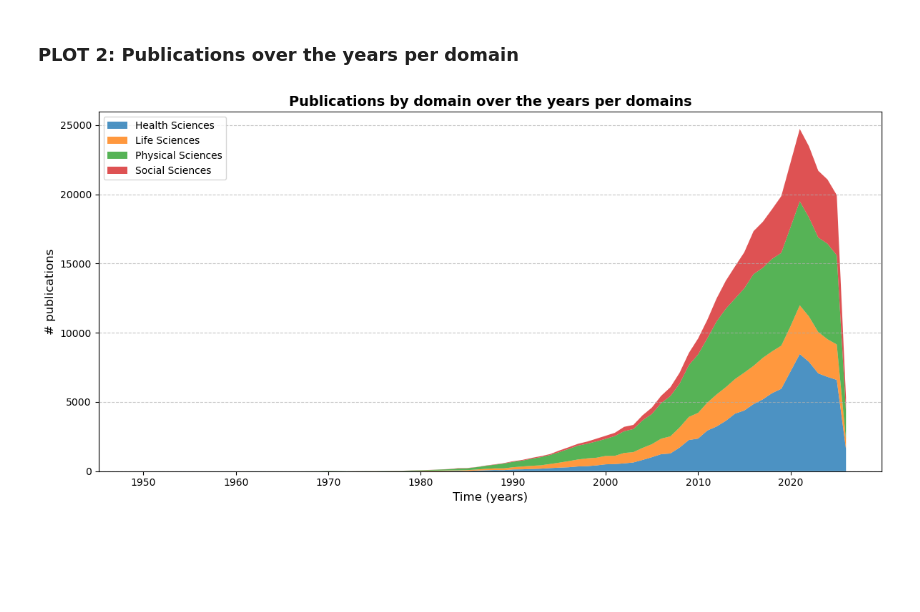
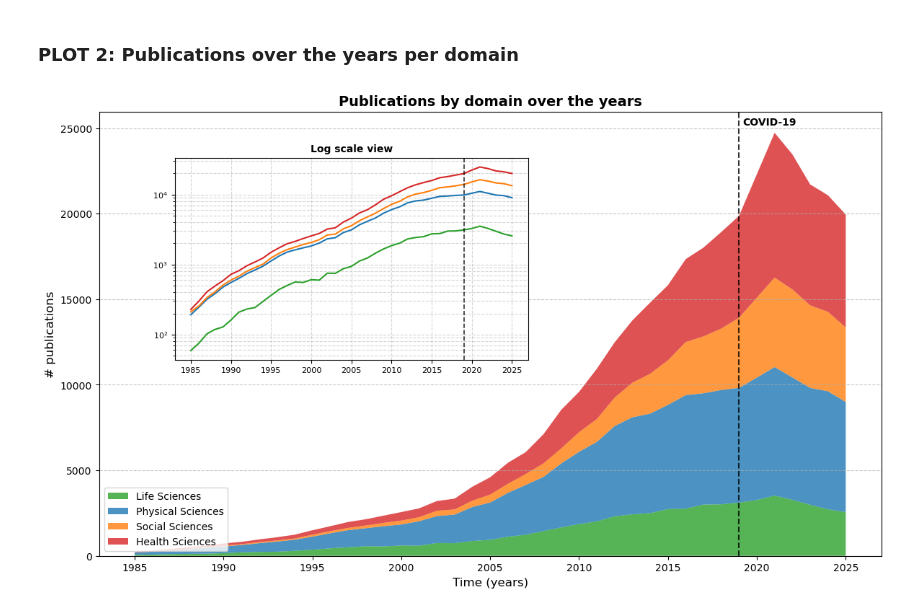
Before and after one commit to AdriRed/science-squared-avbd, a Jupyter notebook: notebooks/alba_02_plots.ipynb, the cells around one changed output. Saved outputs shown, nothing was run; the diff lists cells and outputs as text; code cells hidden in the pictures; blank space fills up the shorter version.

Commit message:
actualitzacions plots

```diff
--- a/notebooks/alba_02_plots.ipynb
+++ b/notebooks/alba_02_plots.ipynb
@@ -259,30 +278,69 @@ Percentatge de papers sense topic: 1.73%
 ### PLOT 2: Publications over the years per domain
 # %%
 df = pd.read_parquet("../data/processed/all_publications_enriched.parquet")
+colors = ['#2ca02c', '#1f77b4', '#ff7f0e', '#d62728']
 
 # Only papers with domain assigned
 df_plots = df.dropna(subset=["domain_name"])
 
 # Eliminate DOI duplicated publications
 df_plots = df_plots.drop_duplicates(subset=["doi", "year"])
 
 # Create table for the plot: Files = Anys, Columnes = Dominis, Valors = Nombre de papers
 taula_dominis = df_plots.groupby(["year", "domain_name"]).size().unstack(fill_value=0)
 
+order = ["Life Sciences", "Physical Sciences", "Social Sciences", "Health Sciences"]
+taula_dominis = taula_dominis[order] # Apliquem l'ordre a les columnes
+
+# FILTER THE YEARS AFTER 1980 and BEFORE 2025
+taula_dominis = taula_dominis[(taula_dominis.index >= 1985) & (taula_dominis.index <= 2025)]
+
 anys = taula_dominis.index
 quantitats = [taula_dominis[col].values for col in taula_dominis.columns]
 etiquetes = taula_dominis.columns.tolist()
 
+cumsum = taula_dominis.cumsum(axis=1)
+
 # PLOT
-plt.figure(figsize=(12, 6))
-plt.stackplot(anys, quantitats, labels=etiquetes, alpha=0.8)
-plt.title("Publications by domain over the years per domains", fontsize=14, fontweight='bold')
-plt.xlabel("Time (years)", fontsize=12)
-plt.ylabel("# publications", fontsize=12)
-plt.grid(axis='y', linestyle='--', alpha=0.7)
-plt.legend(loc='upper left') # Aquí sí que posem la llegenda perquè hi ha 4 colors!
-plt.tight_layout()
+#plt.figure(figsize=(12, 6))
+#plt.stackplot(anys, quantitats, labels=etiquetes, alpha=0.8)
+#plt.title("Publications by domain over the years per domains", fontsize=14, fontweight='bold')
+#plt.xlabel("Time (years)", fontsize=12)
+#plt.ylabel("# publications", fontsize=12)
+#plt.grid(axis='y', linestyle='--', alpha=0.7)
+#plt.legend(loc='upper left') # Aquí sí que posem la llegenda perquè hi ha 4 colors!
+#plt.tight_layout()
+
+# PLOT
+fig = plt.figure(figsize=(14, 8)) # He fet la figura una mica més gran
+ax_main = fig.add_subplot(111)   # Aquest serà el gràfic gran
+ax_main.stackplot(anys, quantitats, labels=etiquetes, colors=colors, alpha=0.8)
+ax_main.set_title("Publications by domain over the years", fontsize=14, fontweight='bold')
+ax_main.set_xlabel("Time (years)", fontsize=12)
+ax_main.set_ylabel("# publications", fontsize=12)
+ax_main.grid(axis='y', linestyle='--', alpha=0.7)
+ax_main.legend(loc='lower left')
+
+# Line to indicate COVID-19
+ax_main.axvline(x=2019, color='black', linestyle='--', linewidth=1.5, alpha=0.8)
+ax_main.text(2019.2, ax_main.get_ylim()[1]*0.97, 'COVID-19', color='black', fontsize=10, fontweight='bold')
+
+# Inset
+ax_inset = fig.add_axes([0.2, 0.45, 0.35, 0.35])
+for i, col in enumerate(cumsum.columns):
+    ax_inset.plot(anys, cumsum[col], color=colors[i], linewidth=1.5)
+ax_inset.set_yscale('log')
+ax_inset.set_title("Log scale view", fontsize=10, fontweight='bold')
+ax_inset.grid(True, linestyle='--', alpha=0.5, which='both') # 'both' inclou les línies de la graella logarítmica
+ax_inset.tick_params(axis='both', labelsize=8)
+# Line to indicate COVID-19 in the inset
+ax_inset.axvline(x=2019, color='black', linestyle='--', linewidth=1.2, alpha=0.8)
+
+# SAVE PLOT
+output_dir = "../plots/alba"
+os.makedirs(output_dir, exist_ok=True)
+plt.savefig(f"{output_dir}/area_chart_publications_by_domain.png", dpi=300, bbox_inches='tight')
 
 plt.show()
 # %% [output]
-[figure, old version]
+[figure, new version]
```
Also changed, not shown: parts of 19 cells of this notebook, 1 other file.
